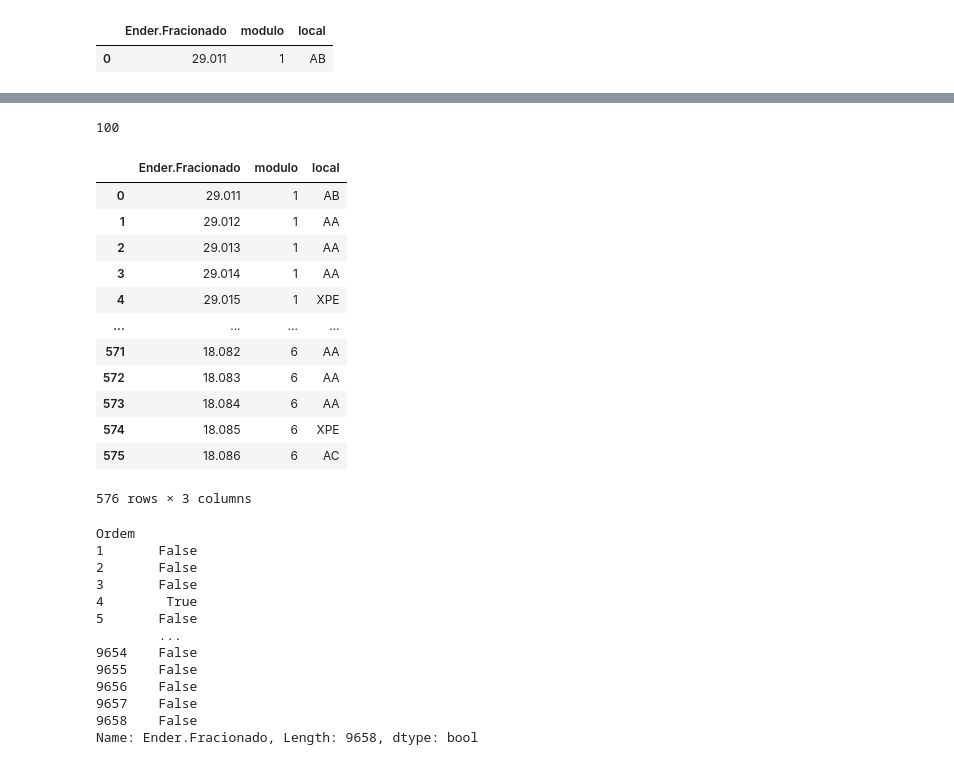
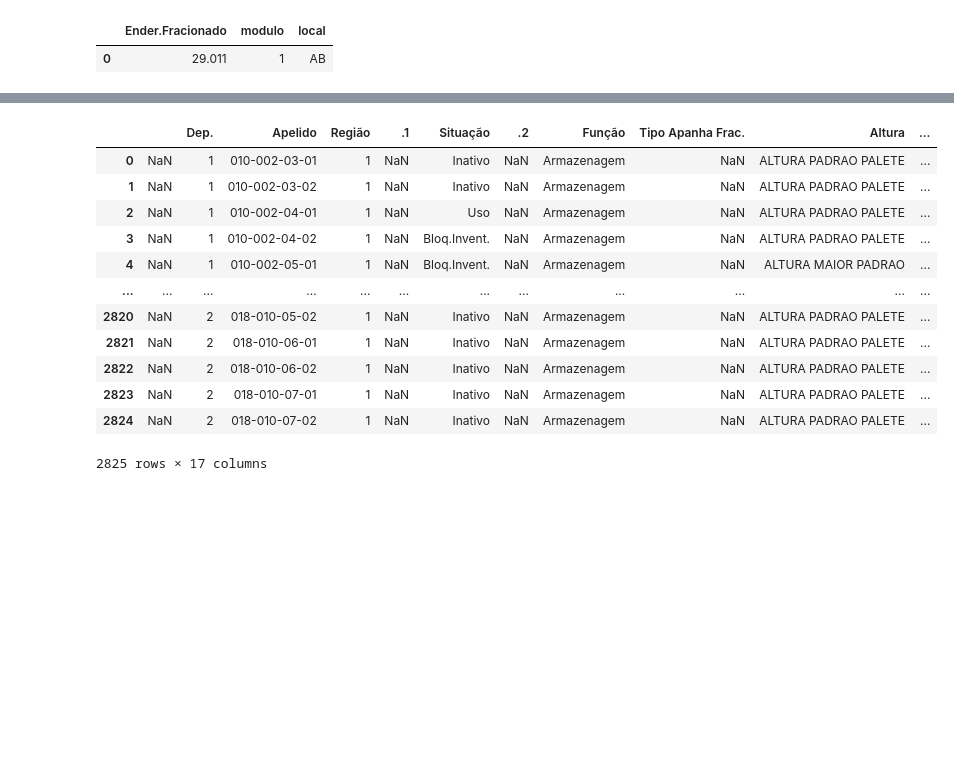
Before and after one commit to renandelamorena/Projeto_Curva_ABC, a Jupyter notebook: testes.ipynb, the cells around one changed output, grey strips where cells are left out. Drawn from its saved outputs; the diff is of its cells as text; code cells hidden in the pictures; blank space fills up the shorter version.

Commit message:
Finalizanado metricas armazenagens

```diff
--- a/testes.ipynb
+++ b/testes.ipynb
@@ -19,6 +19,10 @@ def caminho_absoluto(caminho_relativo_com_barras_normais):
 # %%
 situacao_final = pd.read_excel(caminho_absoluto('data/tratamento_curva_abc/dados_tratados/situacao_final.xlsx')).set_index('Ordem')
 local_frac = pd.read_excel(caminho_absoluto('data/analise_curva_abc/local/datasets/local_apanha_frac.xlsx'))
+# %%
+armazenagens = pd.read_excel(caminho_absoluto('data/tratamento_curva_abc/datasets/armazenagens.xlsx'))
+armazenagens_estoque = pd.read_excel(caminho_absoluto('data/tratamento_curva_abc/datasets/armazenagens_estoque.xlsx'))
+armazenagens_estoque.fillna('-', inplace=True)
 # %%
 situacao_final.iloc[[0]]
 # %% [output]
@@ -124,20 +36,0 @@ produtos_para_classe_AB = produtos_para_flowrack[total_enderecos_aa: (total_ende
-# %%
-produtos_para_classe_AC = produtos_para_flowrack[(total_enderecos_aa + total_enderecos_ab) : (total_enderecos_aa + total_enderecos_ab + total_enderecos_ac)]
-# %% [output]
-100
-# %%
-local_frac
-# %% [output]
-|  | Ender.Fracionado | modulo | local |
-| 0 | 29.011 | 1 | AB |
-| 1 | 29.012 | 1 | AA |
-| 2 | 29.013 | 1 | AA |
-| 3 | 29.014 | 1 | AA |
-| 4 | 29.015 | 1 | XPE |
-| ... | ... | ... | ... |
-| 571 | 18.082 | 6 | AA |
-| 572 | 18.083 | 6 | AA |
-| 573 | 18.084 | 6 | AA |
-| 574 | 18.085 | 6 | XPE |
-| 575 | 18.086 | 6 | AC |
-576 rows × 3 columns
@@ -150,16 +37,16 @@ endereco_local_selec = local_frac[selecao_do_local]['Ender.Fracionado']
-# %%
-selecao_produtos_enderecado_no_local_selec = situacao_final['Ender.Fracionado'].isin(endereco_local_selec)
-# %% [output]
-Ordem
-1       False
-2       False
-3       False
-4        True
-5       False
-        ...
-9654    False
-9655    False
-9656    False
-9657    False
-9658    False
-Name: Ender.Fracionado, Length: 9658, dtype: bool
+# %%
+armazenagens
+# %% [output]
+|  |  | Dep. | Apelido | Região | .1 | Situação | .2 | Função | Tipo Apanha Frac. | Altura | ... |
+| 0 | NaN | 1 | 010-002-03-01 | 1 | NaN | Inativo | NaN | Armazenagem | NaN | ALTURA PADRAO PALETE | ... |
+| 1 | NaN | 1 | 010-002-03-02 | 1 | NaN | Inativo | NaN | Armazenagem | NaN | ALTURA PADRAO PALETE | ... |
+| 2 | NaN | 1 | 010-002-04-01 | 1 | NaN | Uso | NaN | Armazenagem | NaN | ALTURA PADRAO PALETE | ... |
+| 3 | NaN | 1 | 010-002-04-02 | 1 | NaN | Bloq.Invent. | NaN | Armazenagem | NaN | ALTURA PADRAO PALETE | ... |
+| 4 | NaN | 1 | 010-002-05-01 | 1 | NaN | Bloq.Invent. | NaN | Armazenagem | NaN | ALTURA MAIOR PADRAO | ... |
+| ... | ... | ... | ... | ... | ... | ... | ... | ... | ... | ... | ... |
+| 2820 | NaN | 2 | 018-010-05-02 | 1 | NaN | Inativo | NaN | Armazenagem | NaN | ALTURA PADRAO PALETE | ... |
+| 2821 | NaN | 2 | 018-010-06-01 | 1 | NaN | Inativo | NaN | Armazenagem | NaN | ALTURA PADRAO PALETE | ... |
+| 2822 | NaN | 2 | 018-010-06-02 | 1 | NaN | Inativo | NaN | Armazenagem | NaN | ALTURA PADRAO PALETE | ... |
+| 2823 | NaN | 2 | 018-010-07-01 | 1 | NaN | Inativo | NaN | Armazenagem | NaN | ALTURA PADRAO PALETE | ... |
+| 2824 | NaN | 2 | 018-010-07-02 | 1 | NaN | Inativo | NaN | Armazenagem | NaN | ALTURA PADRAO PALETE | ... |
+2825 rows × 17 columns
```
Also changed, not shown: parts of 9 cells of this notebook, 1 other file.
